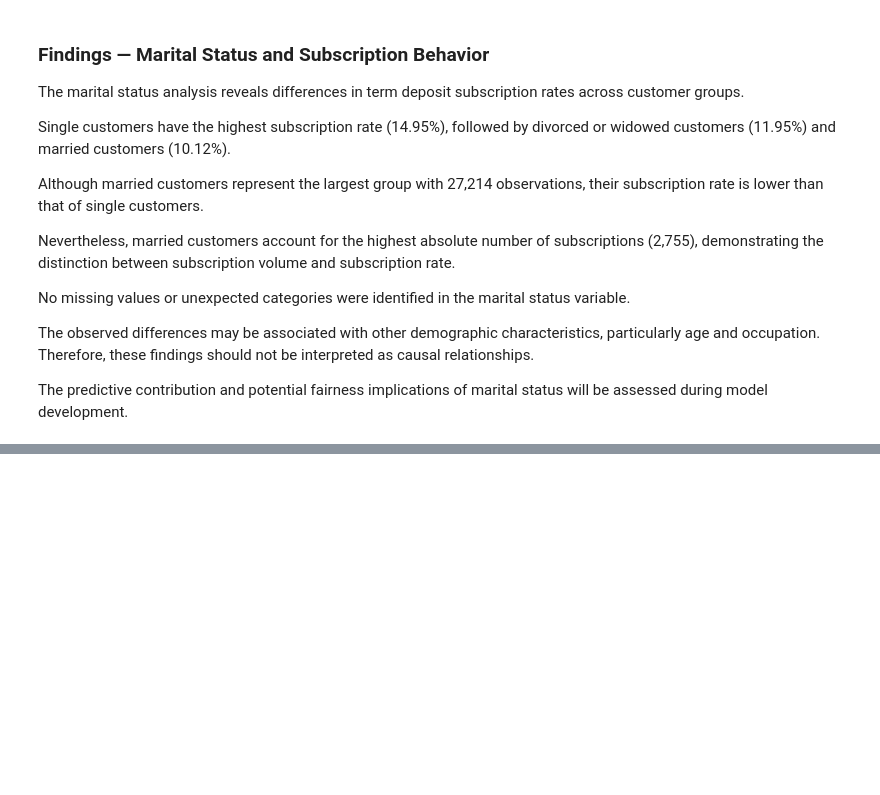
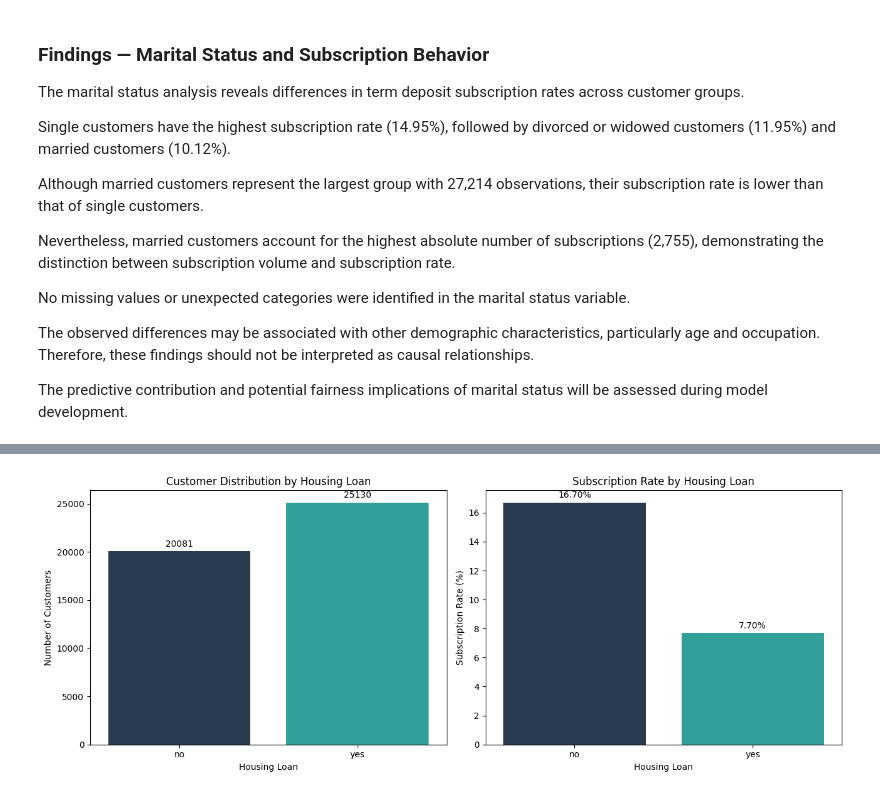
Before and after one commit to Merdgn/BankInsight-AI, a Jupyter notebook: notebooks/01_data_understanding.ipynb, the cells around one changed output, grey strips where cells are left out. Saved outputs shown, nothing was run; the diff lists cells and outputs as text; code cells hidden in the pictures; blank space fills up the shorter version.

Commit message:
feat: complete financial features exploratory analysis

```diff
--- a/notebooks/01_data_understanding.ipynb
+++ b/notebooks/01_data_understanding.ipynb
@@ -724,0 +931,91 @@ during model development.
+# %%
+
+# 3.3.2 Housing Loan and Subscription Analysis
+
+housing_order = ["no", "yes"]
+
+# 1. Summary statistics
+housing_summary = (
+    df.groupby("housing")["y"]
+    .agg(
+        customers="count",
+        subscriptions=lambda x: (x == "yes").sum(),
+        subscription_rate=lambda x: (x == "yes").mean() * 100
+    )
+    .reindex(housing_order)
+    .reset_index()
+)
+
+housing_summary["customer_percentage"] = (
+    housing_summary["customers"] / len(df) * 100
+)
+
+# 2. Visualizations
+fig, axes = plt.subplots(1, 2, figsize=(13, 5))
+
+colors = ["#243B55", "#20B2AA"]
+
+sns.barplot(
+    data=housing_summary,
+    x="housing",
+    y="customers",
+    hue="housing",
+    palette=colors,
+    legend=False,
+    ax=axes[0]
+)
+
+axes[0].set_title("Customer Distribution by Housing Loan")
+axes[0].set_xlabel("Housing Loan")
+axes[0].set_ylabel("Number of Customers")
+
+for container in axes[0].containers:
+    axes[0].bar_label(container, fmt="%.0f", padding=3)
+
+sns.barplot(
+    data=housing_summary,
+    x="housing",
+    y="subscription_rate",
+    hue="housing",
+    palette=colors,
+    legend=False,
+    ax=axes[1]
+)
+
+axes[1].set_title("Subscription Rate by Housing Loan")
+axes[1].set_xlabel("Housing Loan")
+axes[1].set_ylabel("Subscription Rate (%)")
+
+for container in axes[1].containers:
+    axes[1].bar_label(container, fmt="%.2f%%", padding=3)
+
+plt.tight_layout()
+plt.show()
+
+# 3. Detailed summary
+print("Housing Loan Summary:")
+display(housing_summary.round(2))
+
+# 4. Difference in subscription rates
+rate_no = housing_summary.loc[
+    housing_summary["housing"] == "no",
+    "subscription_rate"
+].iloc[0]
+
+rate_yes = housing_summary.loc[
+    housing_summary["housing"] == "yes",
+    "subscription_rate"
+].iloc[0]
+
+print(
+    f"\nSubscription rate difference (No - Yes): "
+    f"{rate_no - rate_yes:.2f} percentage points"
+)
+
+# 5. Data quality checks
+print("\nMissing values:", df["housing"].isna().sum())
+
+unexpected = set(df["housing"].dropna().unique()) - {"yes", "no"}
+print("Unexpected categories:", unexpected)
+# %% [output]
+[figure, added]
```
Also changed, not shown: parts of 12 cells of this notebook.
